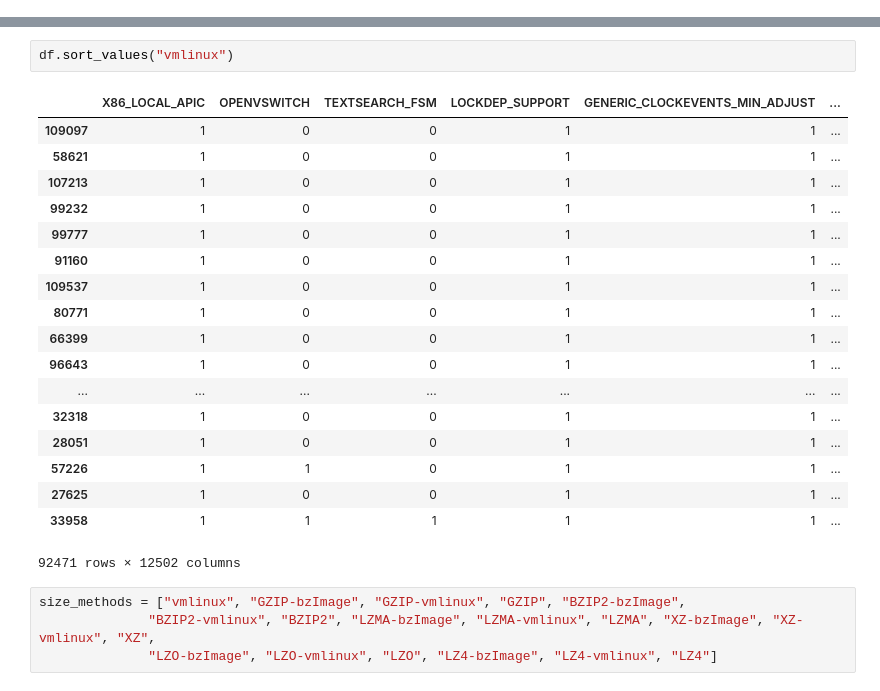
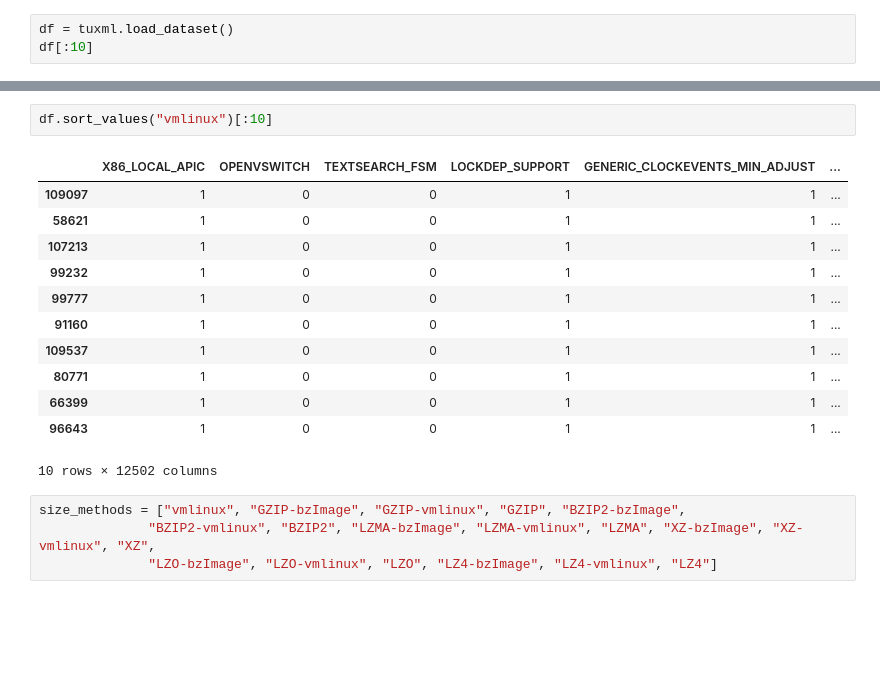
Before and after one commit to TuxML/size-analysis, a Jupyter notebook: size-analysis-fast.ipynb, the cells around one changed output, grey strips where cells are left out. Drawn from its saved outputs; the diff is of its cells as text; blank space fills up the shorter version.

Commit message:
load generic example/library

```diff
--- a/size-analysis-fast.ipynb
+++ b/size-analysis-fast.ipynb
@@ -6,0 +4,3 @@ df.shape
+# %%
+df = tuxml.load_dataset()
+df[:10]
@@ -7,24 +20,18 @@ df.shape
 # %%
-df.sort_values("vmlinux")
+df.sort_values("vmlinux")[:10]
 # %% [output]
 |  | X86_LOCAL_APIC | OPENVSWITCH | TEXTSEARCH_FSM | LOCKDEP_SUPPORT | GENERIC_CLOCKEVENTS_MIN_ADJUST | ... |
 | 109097 | 1 | 0 | 0 | 1 | 1 | ... |
 | 58621 | 1 | 0 | 0 | 1 | 1 | ... |
 | 107213 | 1 | 0 | 0 | 1 | 1 | ... |
 | 99232 | 1 | 0 | 0 | 1 | 1 | ... |
 | 99777 | 1 | 0 | 0 | 1 | 1 | ... |
 | 91160 | 1 | 0 | 0 | 1 | 1 | ... |
 | 109537 | 1 | 0 | 0 | 1 | 1 | ... |
 | 80771 | 1 | 0 | 0 | 1 | 1 | ... |
 | 66399 | 1 | 0 | 0 | 1 | 1 | ... |
 | 96643 | 1 | 0 | 0 | 1 | 1 | ... |
-| ... | ... | ... | ... | ... | ... | ... |
-| 32318 | 1 | 0 | 0 | 1 | 1 | ... |
-| 28051 | 1 | 0 | 0 | 1 | 1 | ... |
-| 57226 | 1 | 1 | 0 | 1 | 1 | ... |
-| 27625 | 1 | 0 | 0 | 1 | 1 | ... |
-| 33958 | 1 | 1 | 1 | 1 | 1 | ... |
-92471 rows × 12502 columns
+10 rows × 12502 columns
 # %%
 size_methods = ["vmlinux", "GZIP-bzImage", "GZIP-vmlinux", "GZIP", "BZIP2-bzImage",
               "BZIP2-vmlinux", "BZIP2", "LZMA-bzImage", "LZMA-vmlinux", "LZMA", "XZ-bzImage", "XZ-vmlinux", "XZ",
```
Also changed, not shown: parts of 4 cells of this notebook, 1 other file.
